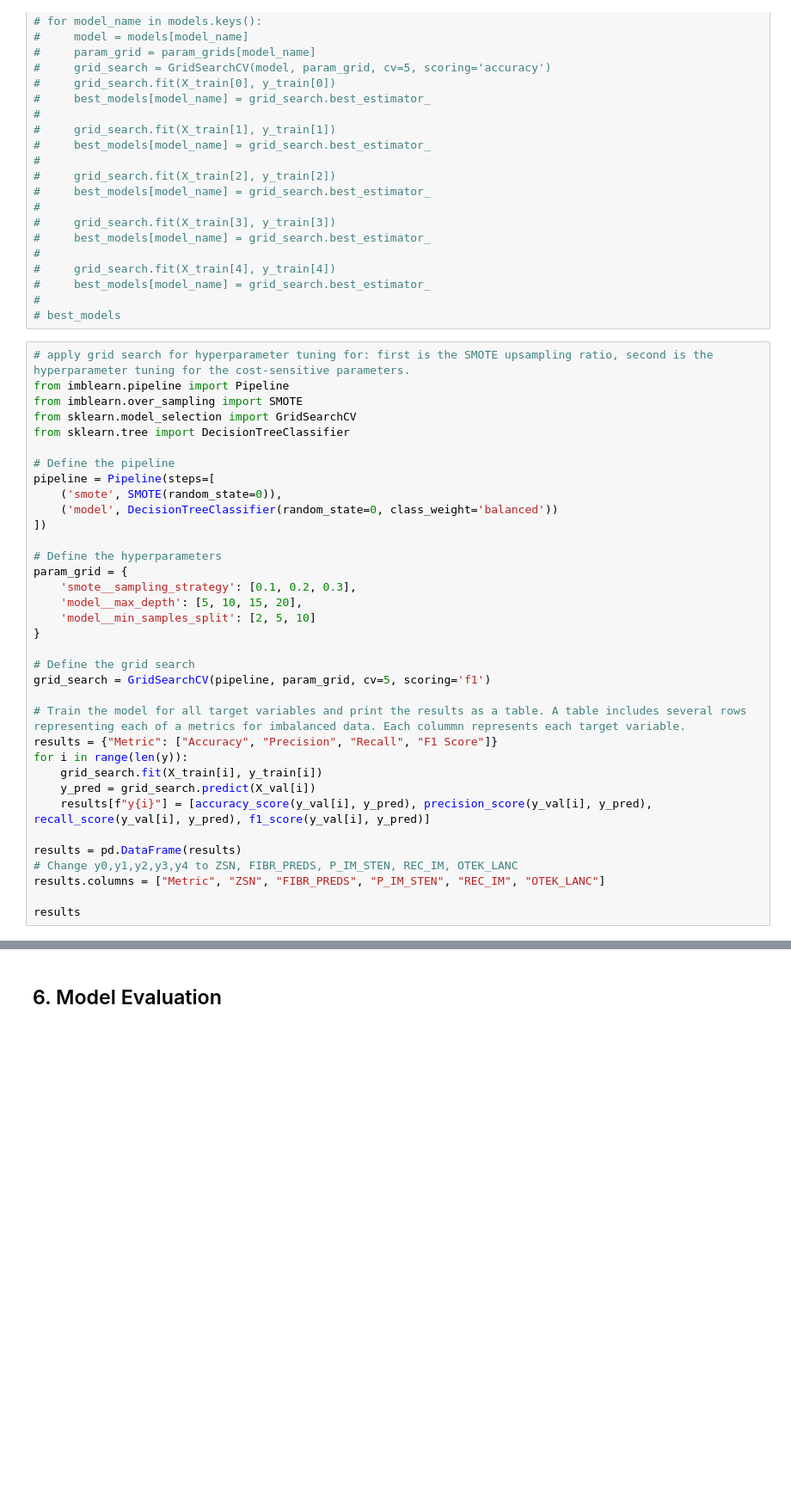
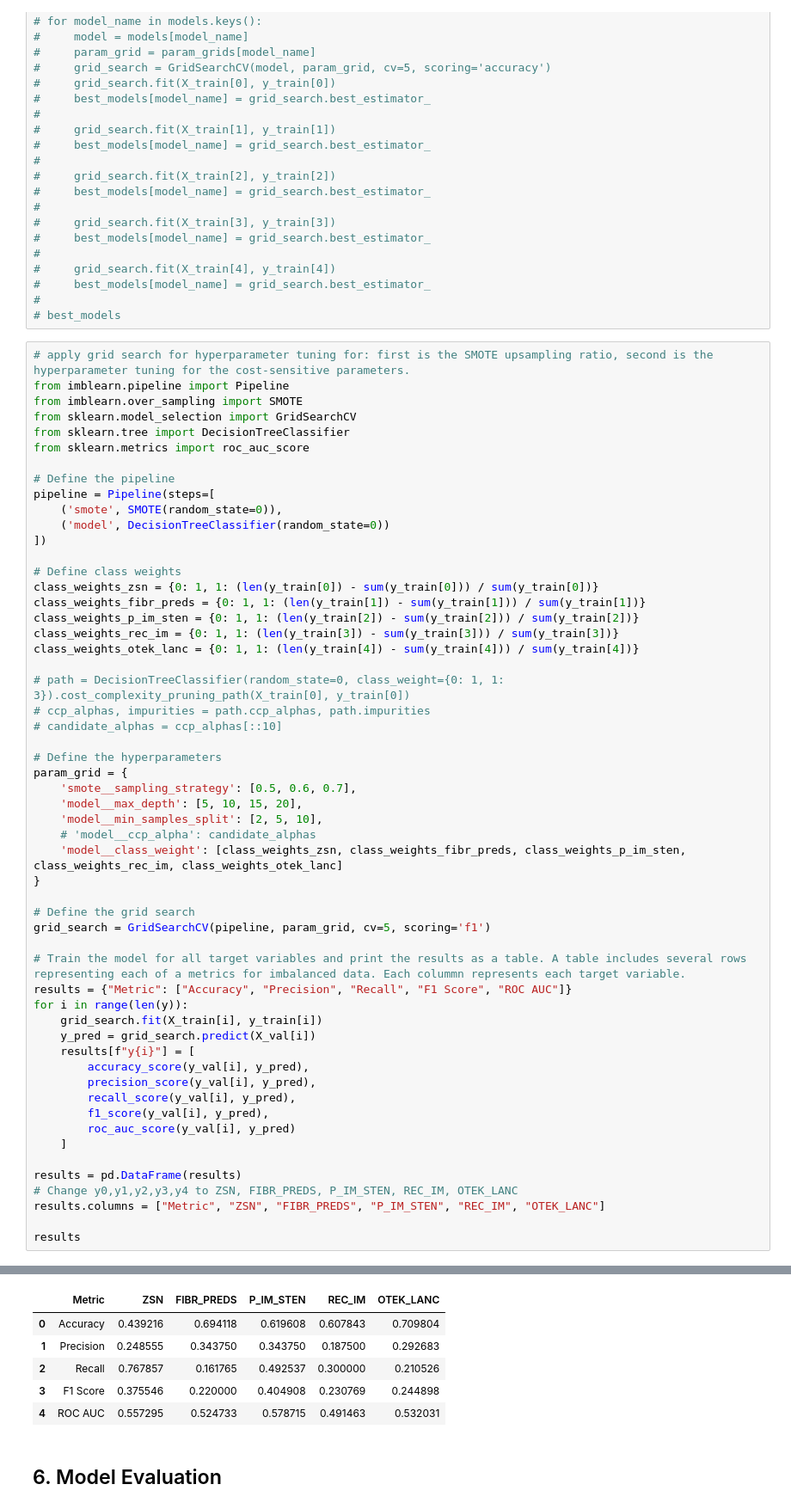
Before and after one commit to danghaidang04/Myocardial_Infraction_Complications_Analysis, a Jupyter notebook: main.ipynb, the cells around one changed output, grey strips where cells are left out. Shown at 86% size. Cells and saved outputs as stored; diff of their text form; blank space fills up the shorter version.

Commit message:
Class weights for each target

```diff
--- a/main.ipynb
+++ b/main.ipynb
@@ -559,29 +559,49 @@ from imblearn.pipeline import Pipeline
 from imblearn.over_sampling import SMOTE
 from sklearn.model_selection import GridSearchCV
 from sklearn.tree import DecisionTreeClassifier
+from sklearn.metrics import roc_auc_score
 
 # Define the pipeline
 pipeline = Pipeline(steps=[
     ('smote', SMOTE(random_state=0)),
-    ('model', DecisionTreeClassifier(random_state=0, class_weight='balanced'))
+    ('model', DecisionTreeClassifier(random_state=0))
 ])
+
+# Define class weights
+class_weights_zsn = {0: 1, 1: (len(y_train[0]) - sum(y_train[0])) / sum(y_train[0])}
+class_weights_fibr_preds = {0: 1, 1: (len(y_train[1]) - sum(y_train[1])) / sum(y_train[1])}
+class_weights_p_im_sten = {0: 1, 1: (len(y_train[2]) - sum(y_train[2])) / sum(y_train[2])}
+class_weights_rec_im = {0: 1, 1: (len(y_train[3]) - sum(y_train[3])) / sum(y_train[3])}
+class_weights_otek_lanc = {0: 1, 1: (len(y_train[4]) - sum(y_train[4])) / sum(y_train[4])}
+
+# path = DecisionTreeClassifier(random_state=0, class_weight={0: 1, 1: 3}).cost_complexity_pruning_path(X_train[0], y_train[0])
+# ccp_alphas, impurities = path.ccp_alphas, path.impurities
+# candidate_alphas = ccp_alphas[::10]
 
 # Define the hyperparameters
 param_grid = {
-    'smote__sampling_strategy': [0.1, 0.2, 0.3],
+    'smote__sampling_strategy': [0.5, 0.6, 0.7],
     'model__max_depth': [5, 10, 15, 20],
-    'model__min_samples_split': [2, 5, 10]
+    'model__min_samples_split': [2, 5, 10],
+    # 'model__ccp_alpha': candidate_alphas
+    'model__class_weight': [class_weights_zsn, class_weights_fibr_preds, class_weights_p_im_sten, class_weights_rec_im, class_weights_otek_lanc]
 }
 
 # Define the grid search
 grid_search = GridSearchCV(pipeline, param_grid, cv=5, scoring='f1')
 
 # Train the model for all target variables and print the results as a table. A table includes several rows representing each of a metrics for imbalanced data. Each colummn represents each target variable.
-results = {"Metric": ["Accuracy", "Precision", "Recall", "F1 Score"]}
+results = {"Metric": ["Accuracy", "Precision", "Recall", "F1 Score", "ROC AUC"]}
 for i in range(len(y)):
     grid_search.fit(X_train[i], y_train[i])
     y_pred = grid_search.predict(X_val[i])
-    results[f"y{i}"] = [accuracy_score(y_val[i], y_pred), precision_score(y_val[i], y_pred), recall_score(y_val[i], y_pred), f1_score(y_val[i], y_pred)]
+    results[f"y{i}"] = [
+        accuracy_score(y_val[i], y_pred),
+        precision_score(y_val[i], y_pred),
+        recall_score(y_val[i], y_pred),
+        f1_score(y_val[i], y_pred),
+        roc_auc_score(y_val[i], y_pred)
+    ]
 
 results = pd.DataFrame(results)
 # Change y0,y1,y2,y3,y4 to ZSN, FIBR_PREDS, P_IM_STEN, REC_IM, OTEK_LANC
@@ -593,3 +612,9 @@ ImportError: cannot import name '_get_column_indices' from 'sklearn.utils' (C:\U
+|  | Metric | ZSN | FIBR_PREDS | P_IM_STEN | REC_IM | OTEK_LANC |
+| 0 | Accuracy | 0.439216 | 0.694118 | 0.619608 | 0.607843 | 0.709804 |
+| 1 | Precision | 0.248555 | 0.343750 | 0.343750 | 0.187500 | 0.292683 |
+| 2 | Recall | 0.767857 | 0.161765 | 0.492537 | 0.300000 | 0.210526 |
+| 3 | F1 Score | 0.375546 | 0.220000 | 0.404908 | 0.230769 | 0.244898 |
+| 4 | ROC AUC | 0.557295 | 0.524733 | 0.578715 | 0.491463 | 0.532031 |
 # %% [markdown]
 ## 6. Model Evaluation
 # %%
```
Also changed, not shown: parts of 1 cell of this notebook.
